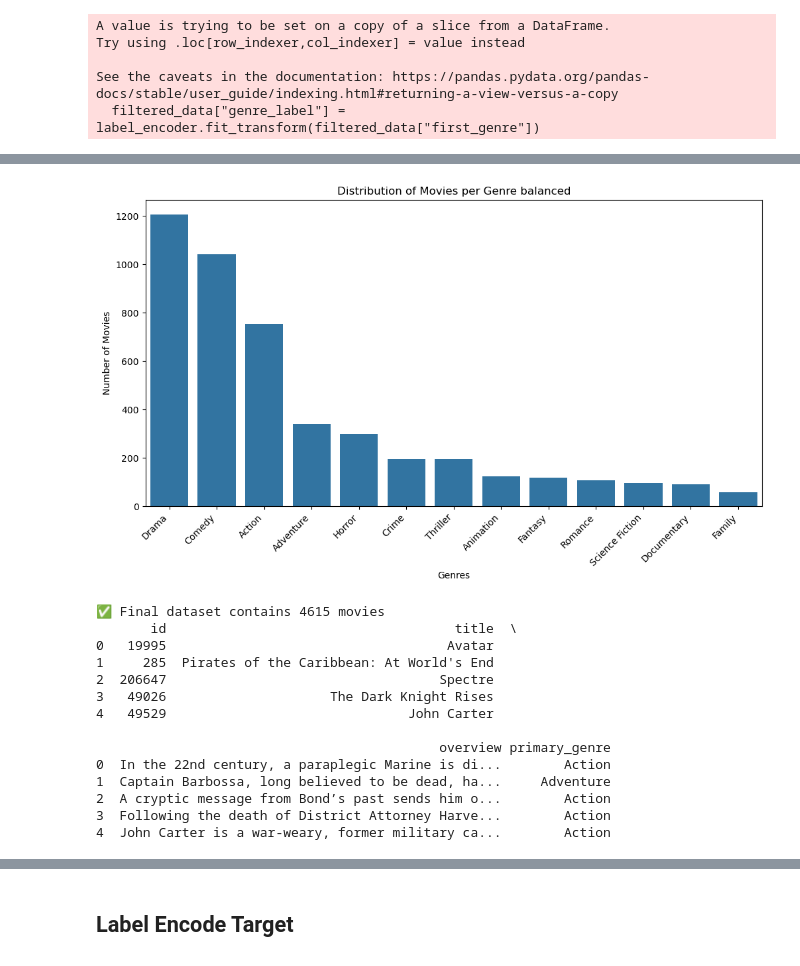
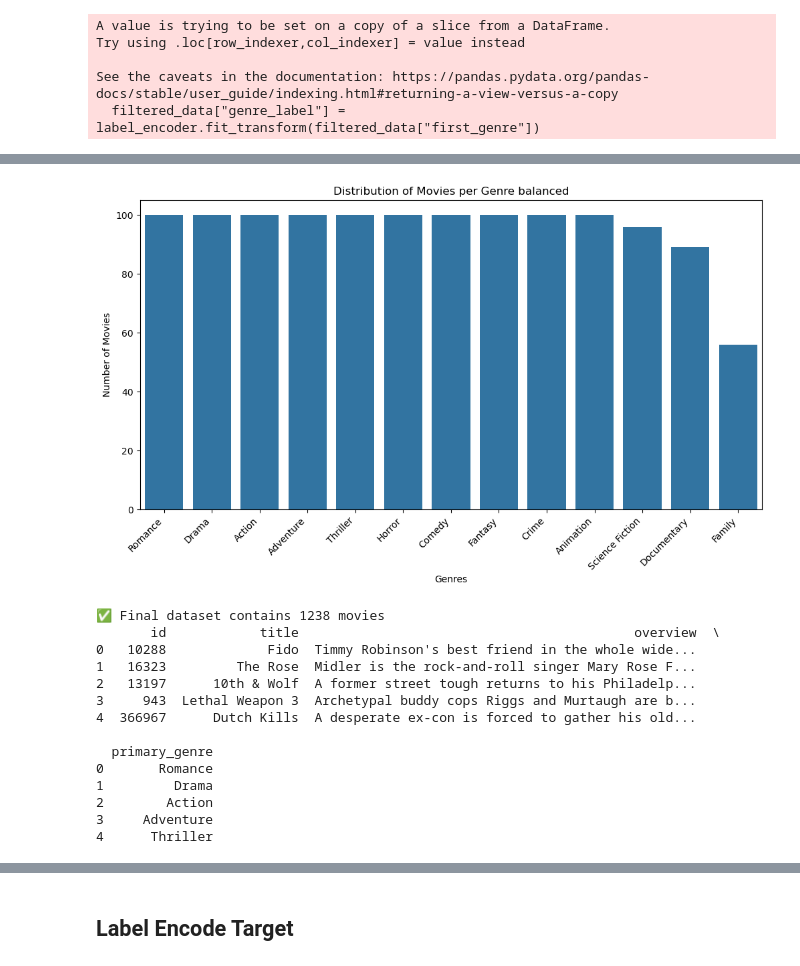
Before and after one commit to mariathurn/Movie-Genre-Project, a Jupyter notebook: GenreClassification.ipynb, the cells around one changed output, grey strips where cells are left out. Cells and saved outputs as stored; diff of their text form; code cells hidden in the pictures.

```diff
--- a/GenreClassification.ipynb
+++ b/GenreClassification.ipynb
@@ -151,25 +147,25 @@ Name: genres, dtype: object
 # %%
-data = pd.read_csv("balanced_movies.csv")
+data = pd.read_csv("balanced_movies_downsampled.csv")
 
 # Count the number of movies per genre
 genre_counts = data["first_genre"].value_counts()
 
 # Plot the genre distribution
 plt.figure(figsize=(12, 6))
 sns.barplot(x=genre_counts.index, y=genre_counts.values)
 plt.xticks(rotation=45, ha="right")
 plt.xlabel("Genres")
 plt.ylabel("Number of Movies")
 plt.title("Distribution of Movies per Genre balanced")
 plt.show()
 # %% [output]
-[figure, old version]
+[figure, new version]
 # %%
 import pandas as pd
 import ast
 
 # -------------------- Step 1: Load Data -------------------- #
-data = pd.read_csv("balanced_movies.csv")  # Load dataset
+data = pd.read_csv("balanced_movies_downsampled.csv")  # Load dataset
 
 # Convert 'genres' column from string to a list of dictionaries
 data["genres"] = data["genres"].apply(ast.literal_eval)
@@ -193,17 +189,17 @@ data = data.head(N)
 print(f"✅ Final dataset contains {len(data)} movies")
 print(data.head())
 # %% [output]
-✅ Final dataset contains 4615 movies
-       id                                     title  \
-0   19995                                    Avatar
-1     285  Pirates of the Caribbean: At World's End
-2  206647                                   Spectre
-3   49026                     The Dark Knight Rises
-4   49529                               John Carter
+✅ Final dataset contains 1238 movies
+       id            title                                           overview  \
+0   10288             Fido  Timmy Robinson's best friend in the whole wide...
+1   16323         The Rose  Midler is the rock-and-roll singer Mary Rose F...
+2   13197      10th & Wolf  A former street tough returns to his Philadelp...
+3     943  Lethal Weapon 3  Archetypal buddy cops Riggs and Murtaugh are b...
+4  366967      Dutch Kills  A desperate ex-con is forced to gather his old...
 
-                                            overview primary_genre
-0  In the 22nd century, a paraplegic Marine is di...        Action
-1  Captain Barbossa, long believed to be dead, ha...     Adventure
-2  A cryptic message from Bond’s past sends him o...        Action
-3  Following the death of District Attorney Harve...        Action
-4  John Carter is a war-weary, former military ca...        Action
+  primary_genre
+0       Romance
+1         Drama
+2        Action
+3     Adventure
+4      Thriller
```
Also changed, not shown: parts of 10 cells of this notebook.
